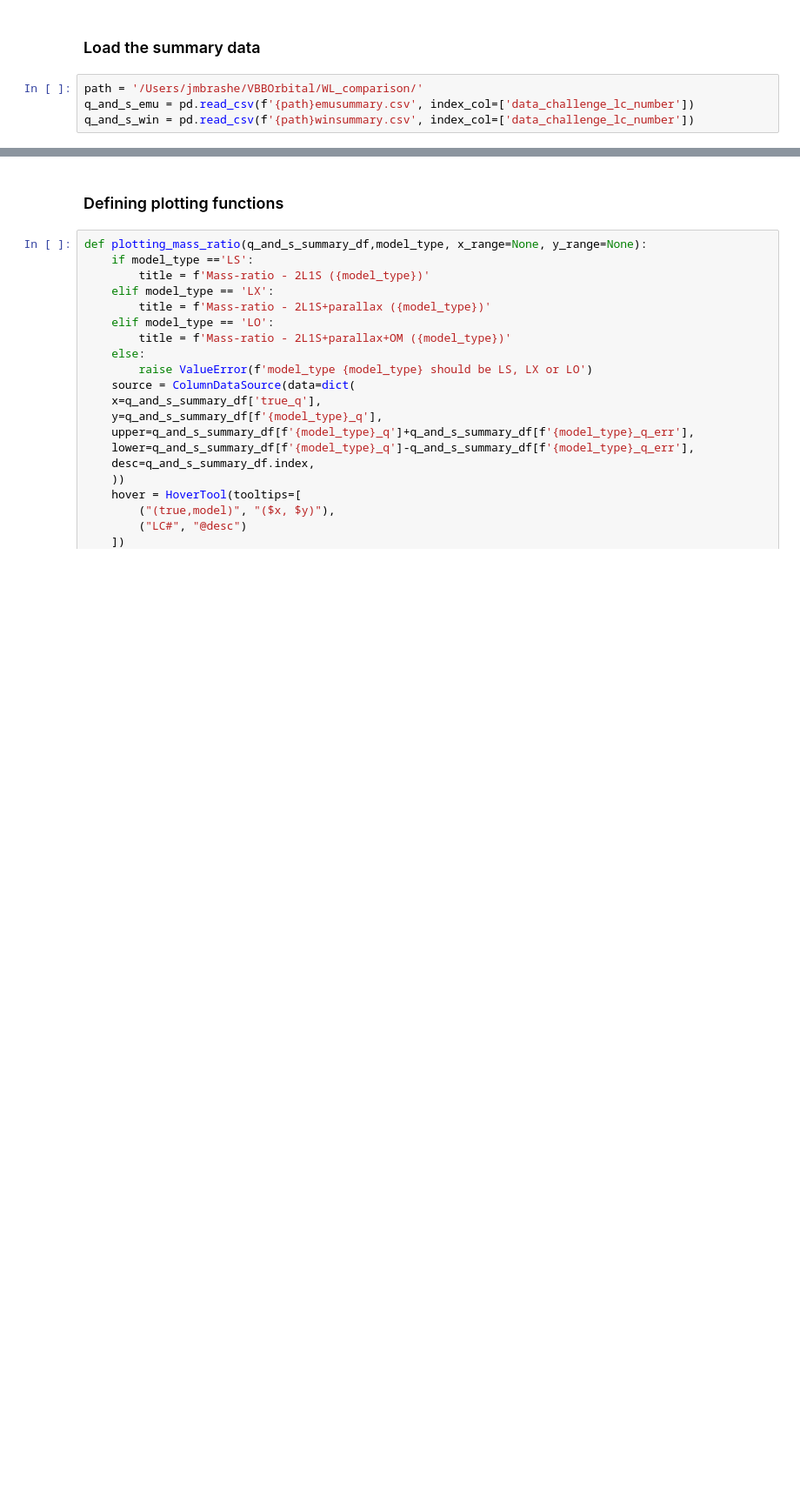
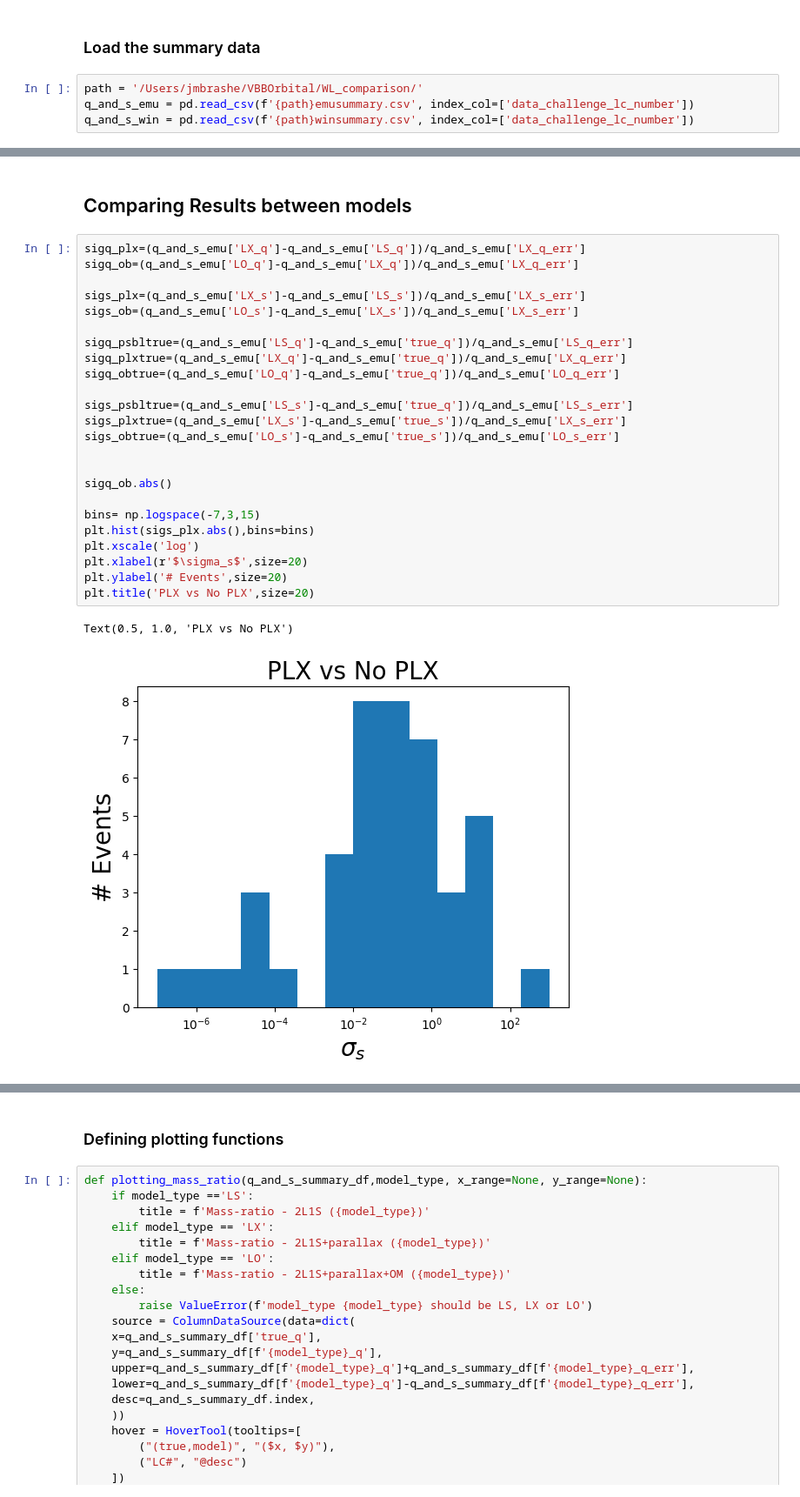
Before and after one commit to stelais/jasmine, a Jupyter notebook: analysis/windows_linux_comparison.ipynb, the cells around one changed output, grey strips where cells are left out. Shown at 87% size. Saved outputs shown, nothing was run; the diff lists cells and outputs as text; blank space fills up the shorter version.

```diff
--- a/analysis/windows_linux_comparison.ipynb
+++ b/analysis/windows_linux_comparison.ipynb
@@ -39,0 +50,29 @@ q_and_s_emu
+# %% [markdown]
+## Comparing Results between models
+# %%
+sigq_plx=(q_and_s_emu['LX_q']-q_and_s_emu['LS_q'])/q_and_s_emu['LX_q_err']
+sigq_ob=(q_and_s_emu['LO_q']-q_and_s_emu['LX_q'])/q_and_s_emu['LX_q_err']
+
+sigs_plx=(q_and_s_emu['LX_s']-q_and_s_emu['LS_s'])/q_and_s_emu['LX_s_err']
+sigs_ob=(q_and_s_emu['LO_s']-q_and_s_emu['LX_s'])/q_and_s_emu['LX_s_err']
+
+sigq_psbltrue=(q_and_s_emu['LS_q']-q_and_s_emu['true_q'])/q_and_s_emu['LS_q_err']
+sigq_plxtrue=(q_and_s_emu['LX_q']-q_and_s_emu['true_q'])/q_and_s_emu['LX_q_err']
+sigq_obtrue=(q_and_s_emu['LO_q']-q_and_s_emu['true_q'])/q_and_s_emu['LO_q_err']
+
+sigs_psbltrue=(q_and_s_emu['LS_s']-q_and_s_emu['true_q'])/q_and_s_emu['LS_s_err']
+sigs_plxtrue=(q_and_s_emu['LX_s']-q_and_s_emu['true_s'])/q_and_s_emu['LX_s_err']
+sigs_obtrue=(q_and_s_emu['LO_s']-q_and_s_emu['true_s'])/q_and_s_emu['LO_s_err']
+
+
+sigq_ob.abs()
+
+bins= np.logspace(-7,3,15)
+plt.hist(sigs_plx.abs(),bins=bins)
+plt.xscale('log')
+plt.xlabel(r'$\sigma_s$',size=20)
+plt.ylabel('# Events',size=20)
+plt.title('PLX vs No PLX',size=20)
+# %% [output]
+Text(0.5, 1.0, 'PLX vs No PLX')
+[figure, added]
```
Also changed, not shown: parts of 8 cells of this notebook, 2 other files.
